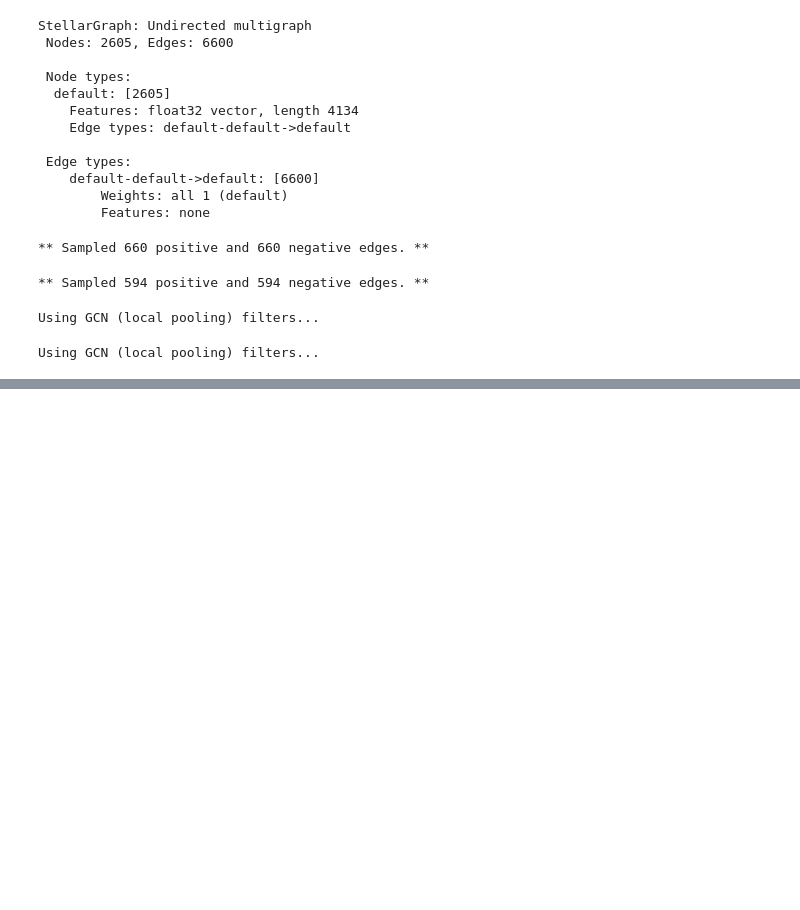
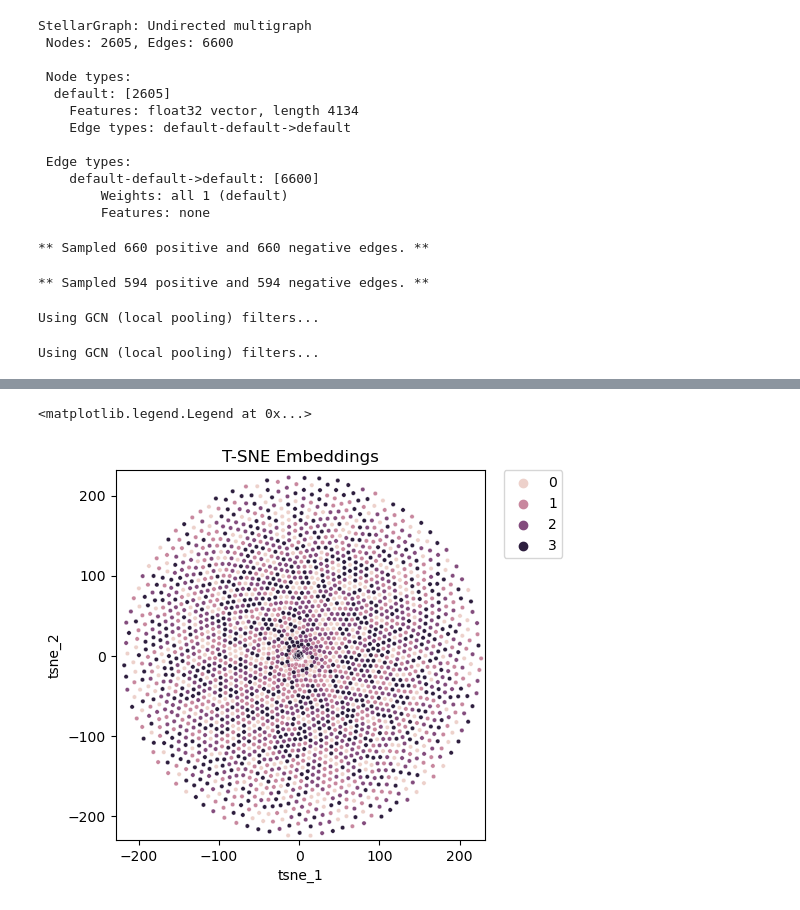
Before and after one commit to rreece15/Collaborative-Networks-In-Machine-Learning, a Jupyter notebook: model/Custom/custom_class.ipynb, the cells around one changed output, grey strips where cells are left out. Cells and saved outputs as stored; diff of their text form; code cells hidden in the pictures; blank space fills up the shorter version.

```diff
--- a/model/Custom/custom_class.ipynb
+++ b/model/Custom/custom_class.ipynb
@@ -843,0 +873,14 @@ Test Set Metrics of the trained model:
+# %%
+subset = wos_paper[wos_paper['DOI'].isin(wos_graph.nodes)]
+# node_features = tf.cast(
+#     subset.sort_values("DOI")[feature_names].to_numpy(), dtype=tf.dtypes.float32
+# )
+node_features = subset.drop(['DOI','Class'],axis=1)
+node_labels = subset['Class']
+n_features = node_features.shape[0]
+# node_labels = wos_paper[wos_paper['DOI'].isin(list(wos_graph.nodes))].sort_values('DOI')['Class']
+n_labels = int(node_labels.max() + 1)
+# %%
+# perform TSNE and visualize
+tsne = TSNE(n_components=2)
+tsne_res = tsne.fit_transform(node_features)
@@ -843,0 +925,13 @@ Test Set Metrics of the trained model:
+# %%
+tsne_result_df = pd.DataFrame({'tsne_1': tsne_res[:,0], 'tsne_2': tsne_res[:,1], 'label': node_labels})
+fig, ax = plt.subplots(1)
+sns.scatterplot(x='tsne_1', y='tsne_2', hue='label', data=tsne_result_df, ax=ax,s=10)
+lim = (tsne_res.min()-5, tsne_res.max()+5)
+ax.set_xlim(lim)
+ax.set_ylim(lim)
+ax.set_title('T-SNE Embeddings')
+ax.set_aspect('equal')
+ax.legend(bbox_to_anchor=(1.05, 1), loc=2, borderaxespad=0.0)
+# %% [output]
+<matplotlib.legend.Legend at 0x...>
+[figure, added]
```
Also changed, not shown: parts of 16 cells of this notebook.
